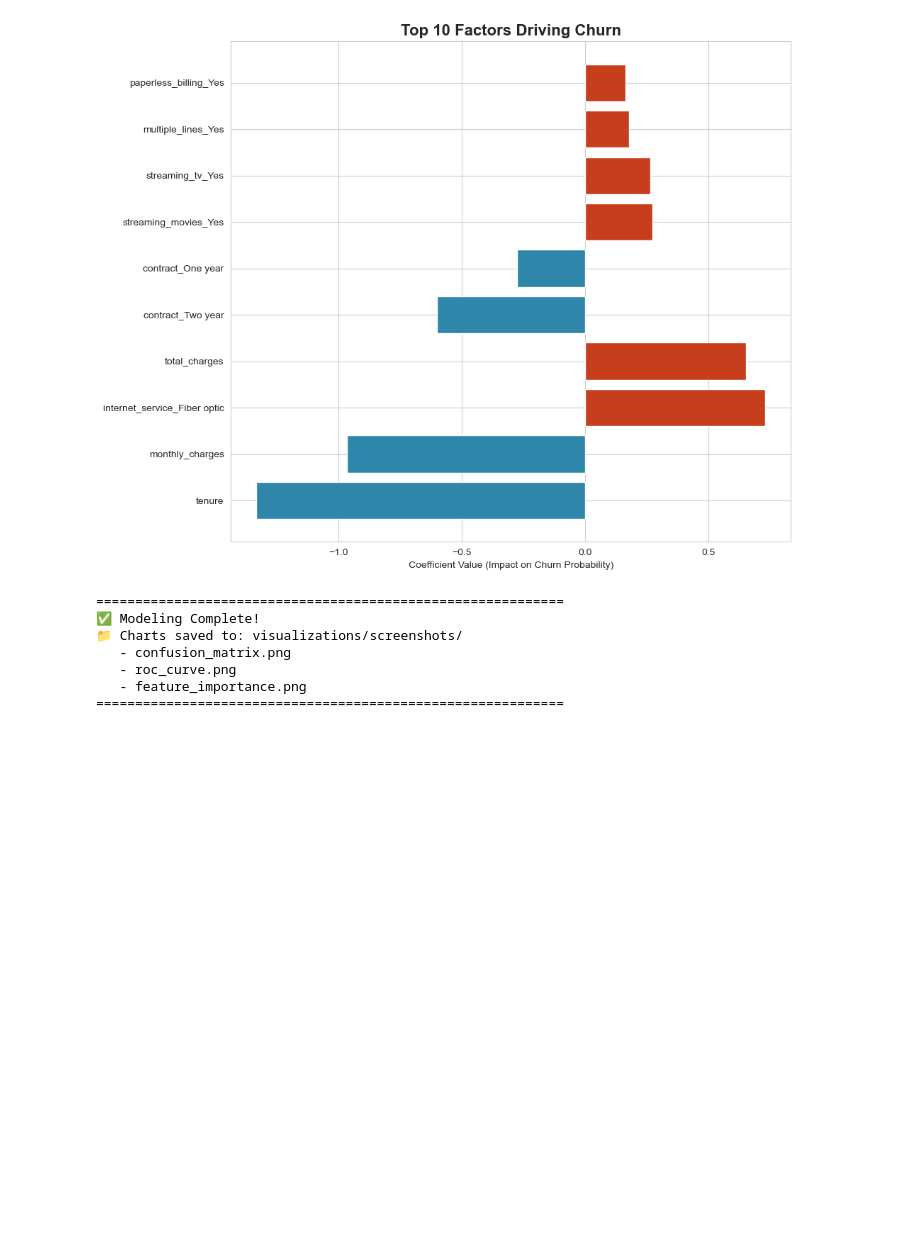
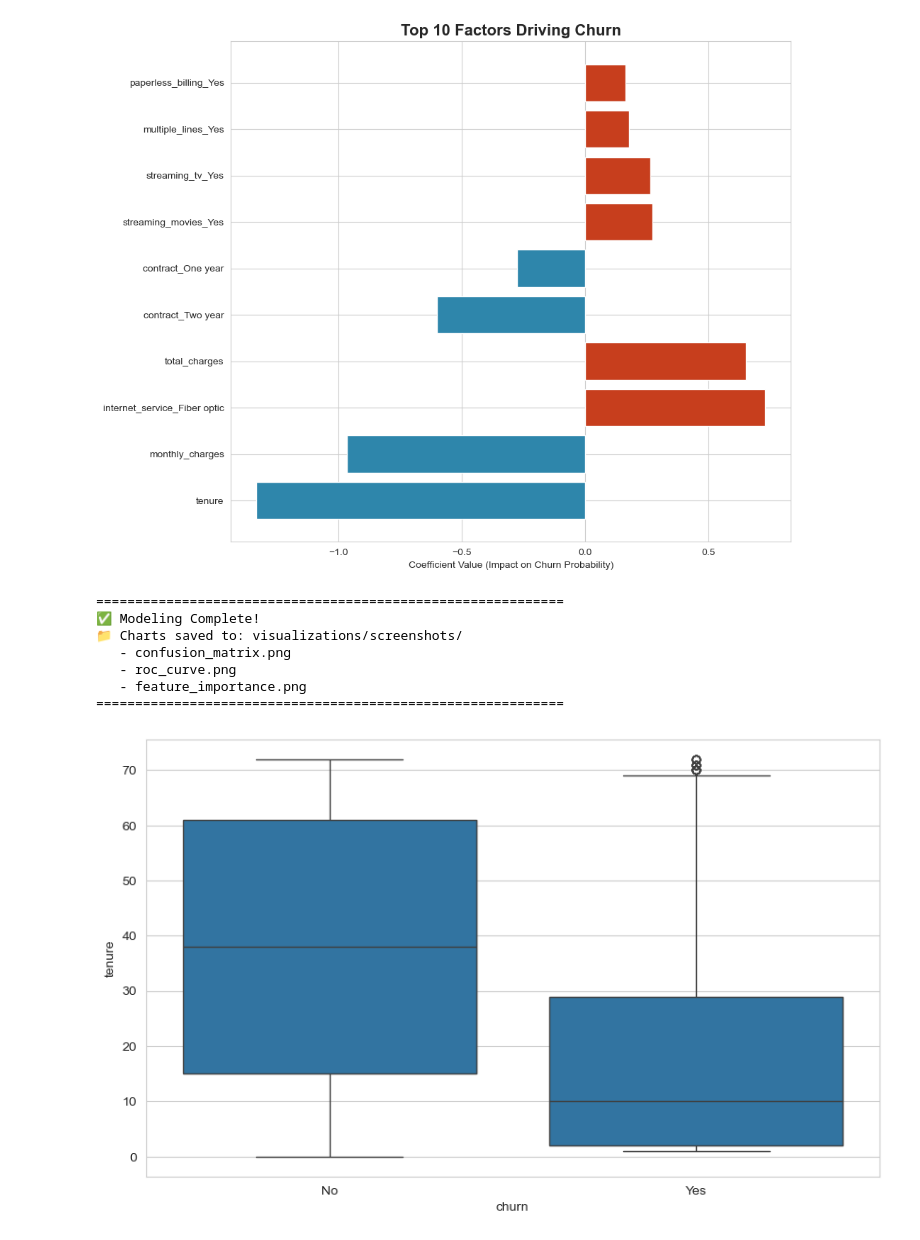
Before and after one commit to jac1903/jose-cordoba-da, a Jupyter notebook: projects/customer-churn-analysis/notebooks/02_churn_model.ipynb, the cells around one changed output. Saved outputs shown, nothing was run; the diff lists cells and outputs as text; code cells hidden in the pictures; blank space fills up the shorter version.

Commit message:
Added math tests to churn model

```diff
--- a/projects/customer-churn-analysis/notebooks/02_churn_model.ipynb
+++ b/projects/customer-churn-analysis/notebooks/02_churn_model.ipynb
@@ -263,3 +263,13 @@ paperless_billing_Yes          ⬆️ INCREASES churn (coef: 0.1635)
    - roc_curve.png
    - feature_importance.png
 ============================================================
+# %%
+import scipy.stats as stats
+
+# Check linearity for Tenure
+df['logit'] = np.log((df['churn'].map({'Yes':1, 'No':0}).mean()) / (1 - df['churn'].map({'Yes':1, 'No':0}).mean()))
+# (Simplified boxplot check: Churned vs Retained tenure)
+sns.boxplot(x='churn', y='tenure', data=df)
+plt.show()
+# %% [output]
+[figure, added]
```
Also changed, not shown: parts of 1 cell of this notebook, 1 other file.
